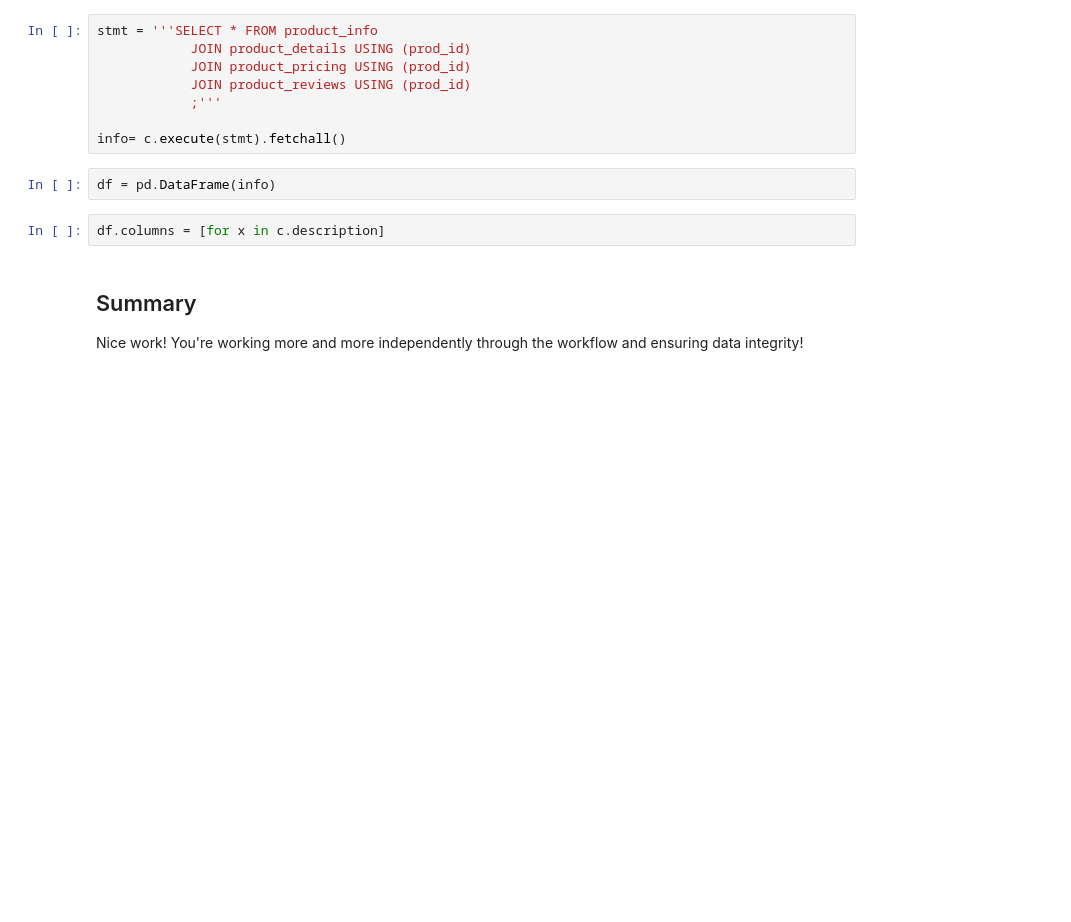
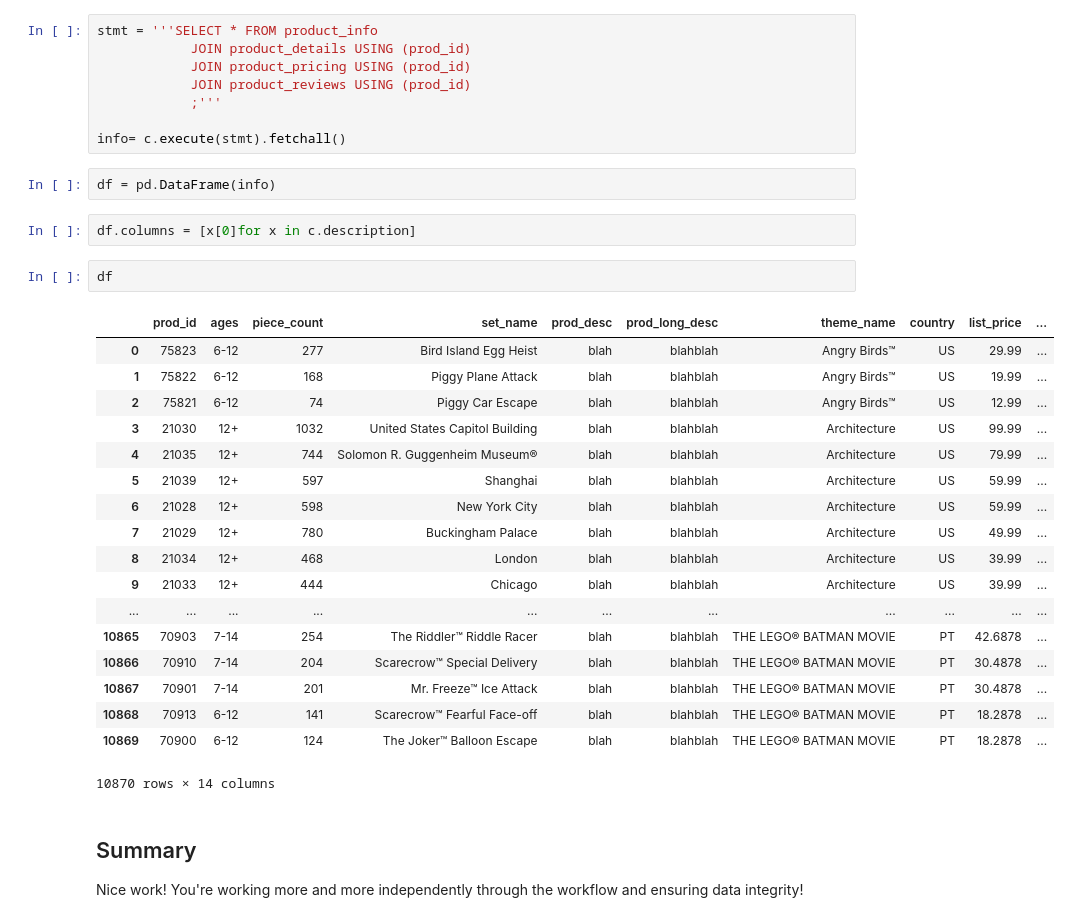
Before and after one commit to jcanque777/dsc-obtaining-your-data-lab-nyc-ds-082619, a Jupyter notebook: index.ipynb, the cells around one changed output. Cells and saved outputs as stored; diff of their text form; blank space fills up the shorter version.

```diff
--- a/index.ipynb
+++ b/index.ipynb
@@ -83,7 +83,28 @@ info= c.execute(stmt).fetchall()
 # %%
 df = pd.DataFrame(info)
 # %%
-df.columns = [for x in c.description]
+df.columns = [x[0]for x in c.description]
+# %%
+df
+# %% [output]
+|  | prod_id | ages | piece_count | set_name | prod_desc | prod_long_desc | theme_name | country | list_price | ... |
+| 0 | 75823 | 6-12 | 277 | Bird Island Egg Heist | blah | blahblah | Angry Birds™ | US | 29.99 | ... |
+| 1 | 75822 | 6-12 | 168 | Piggy Plane Attack | blah | blahblah | Angry Birds™ | US | 19.99 | ... |
+| 2 | 75821 | 6-12 | 74 | Piggy Car Escape | blah | blahblah | Angry Birds™ | US | 12.99 | ... |
+| 3 | 21030 | 12+ | 1032 | United States Capitol Building | blah | blahblah | Architecture | US | 99.99 | ... |
+| 4 | 21035 | 12+ | 744 | Solomon R. Guggenheim Museum® | blah | blahblah | Architecture | US | 79.99 | ... |
+| 5 | 21039 | 12+ | 597 | Shanghai | blah | blahblah | Architecture | US | 59.99 | ... |
+| 6 | 21028 | 12+ | 598 | New York City | blah | blahblah | Architecture | US | 59.99 | ... |
+| 7 | 21029 | 12+ | 780 | Buckingham Palace | blah | blahblah | Architecture | US | 49.99 | ... |
+| 8 | 21034 | 12+ | 468 | London | blah | blahblah | Architecture | US | 39.99 | ... |
+| 9 | 21033 | 12+ | 444 | Chicago | blah | blahblah | Architecture | US | 39.99 | ... |
+| ... | ... | ... | ... | ... | ... | ... | ... | ... | ... | ... |
+| 10865 | 70903 | 7-14 | 254 | The Riddler™ Riddle Racer | blah | blahblah | THE LEGO® BATMAN MOVIE | PT | 42.6878 | ... |
+| 10866 | 70910 | 7-14 | 204 | Scarecrow™ Special Delivery | blah | blahblah | THE LEGO® BATMAN MOVIE | PT | 30.4878 | ... |
+| 10867 | 70901 | 7-14 | 201 | Mr. Freeze™ Ice Attack | blah | blahblah | THE LEGO® BATMAN MOVIE | PT | 30.4878 | ... |
+| 10868 | 70913 | 6-12 | 141 | Scarecrow™ Fearful Face-off | blah | blahblah | THE LEGO® BATMAN MOVIE | PT | 18.2878 | ... |
+| 10869 | 70900 | 6-12 | 124 | The Joker™ Balloon Escape | blah | blahblah | THE LEGO® BATMAN MOVIE | PT | 18.2878 | ... |
+10870 rows × 14 columns
 # %% [markdown]
 ## Summary
 Nice work! You're working more and more independently through the workflow and ensuring data integrity!
```
